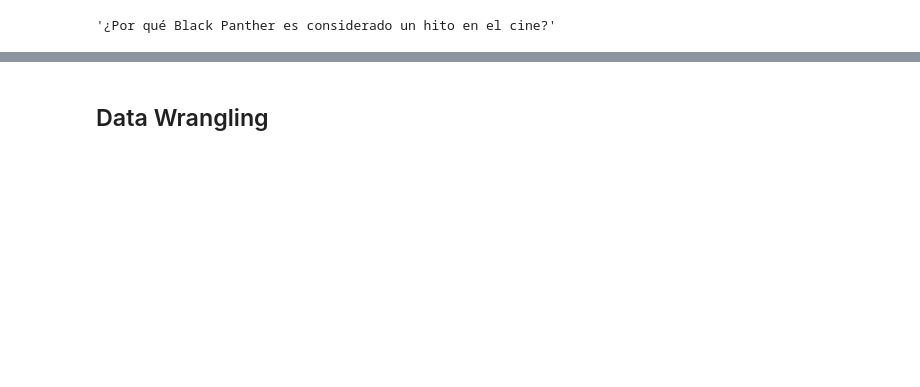
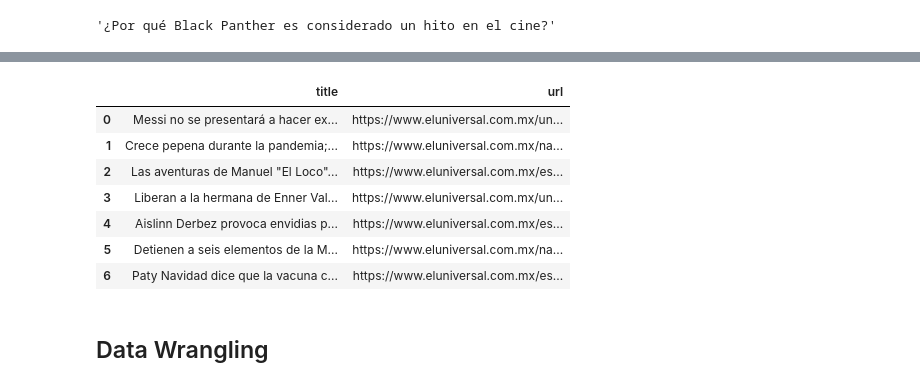
Before and after one commit to datormx/IngenieriaDatosPython, a Jupyter notebook: Platzi Data Live.ipynb, the cells around one changed output, grey strips where cells are left out. Drawn from its saved outputs; the diff is of its cells as text; code cells hidden in the pictures; blank space fills up the shorter version.

```diff
--- a/Platzi Data Live.ipynb
+++ b/Platzi Data Live.ipynb
@@ -290,3 +316,16 @@ el_universal.iloc[:5, 0] #No utilizable, no es legible.
 Name: body, dtype: object
+# %%
+# Label bassed
+
+el_universal.loc[:6, 'title':'url']
+# %% [output]
+|  | title | url |
+| 0 | Messi no se presentará a hacer ex... | https://www.eluniversal.com.mx/un... |
+| 1 | Crece pepena durante la pandemia;... | https://www.eluniversal.com.mx/na... |
+| 2 | Las aventuras de Manuel "El Loco"... | https://www.eluniversal.com.mx/es... |
+| 3 | Liberan a la hermana de Enner Val... | https://www.eluniversal.com.mx/un... |
+| 4 | Aislinn Derbez provoca envidias p... | https://www.eluniversal.com.mx/es... |
+| 5 | Detienen a seis elementos de la M... | https://www.eluniversal.com.mx/na... |
+| 6 | Paty Navidad dice que la vacuna c... | https://www.eluniversal.com.mx/es... |
 # %% [markdown]
 ## Data Wrangling
```
Also changed, not shown: parts of 11 cells of this notebook, 5 other files.
